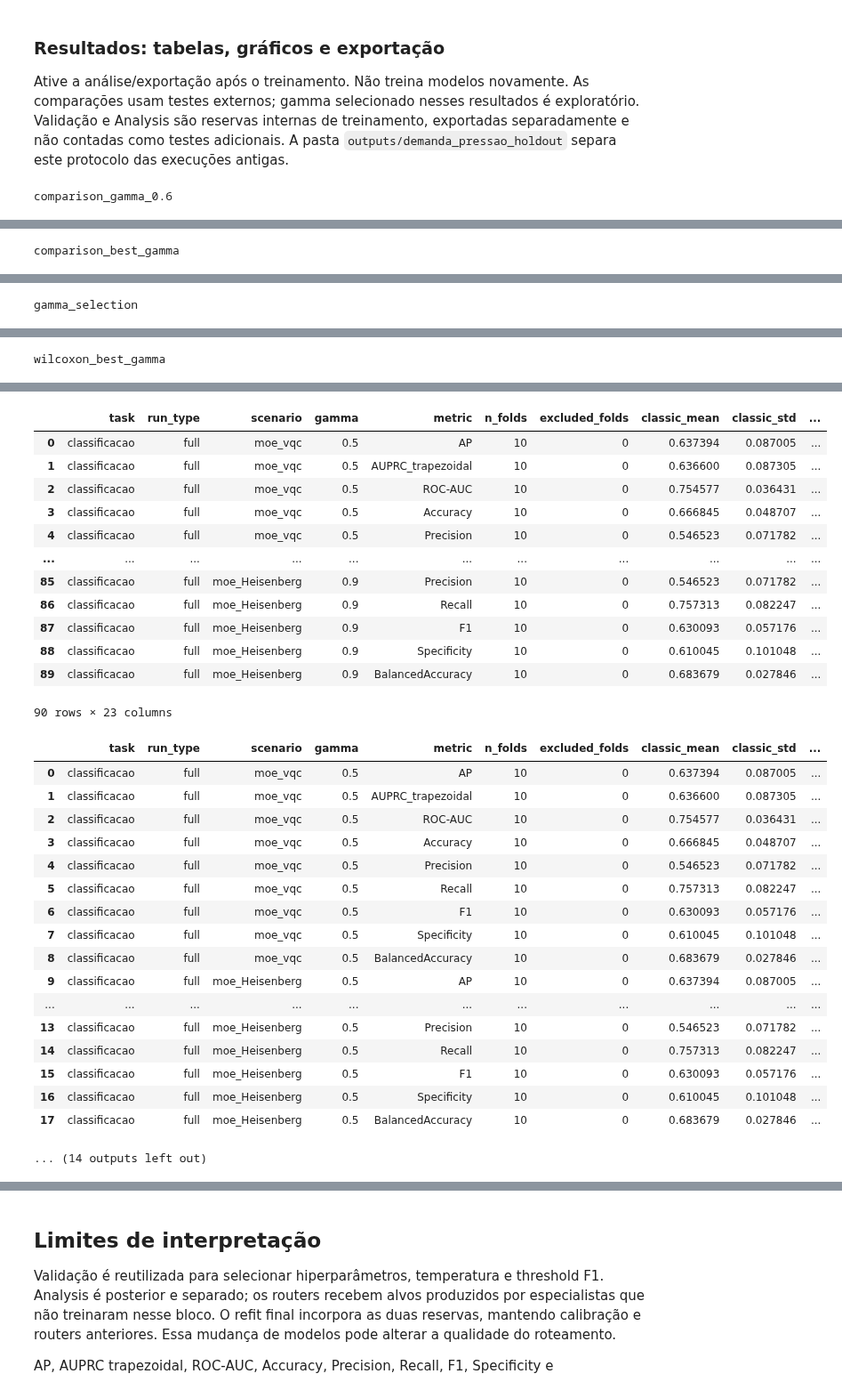
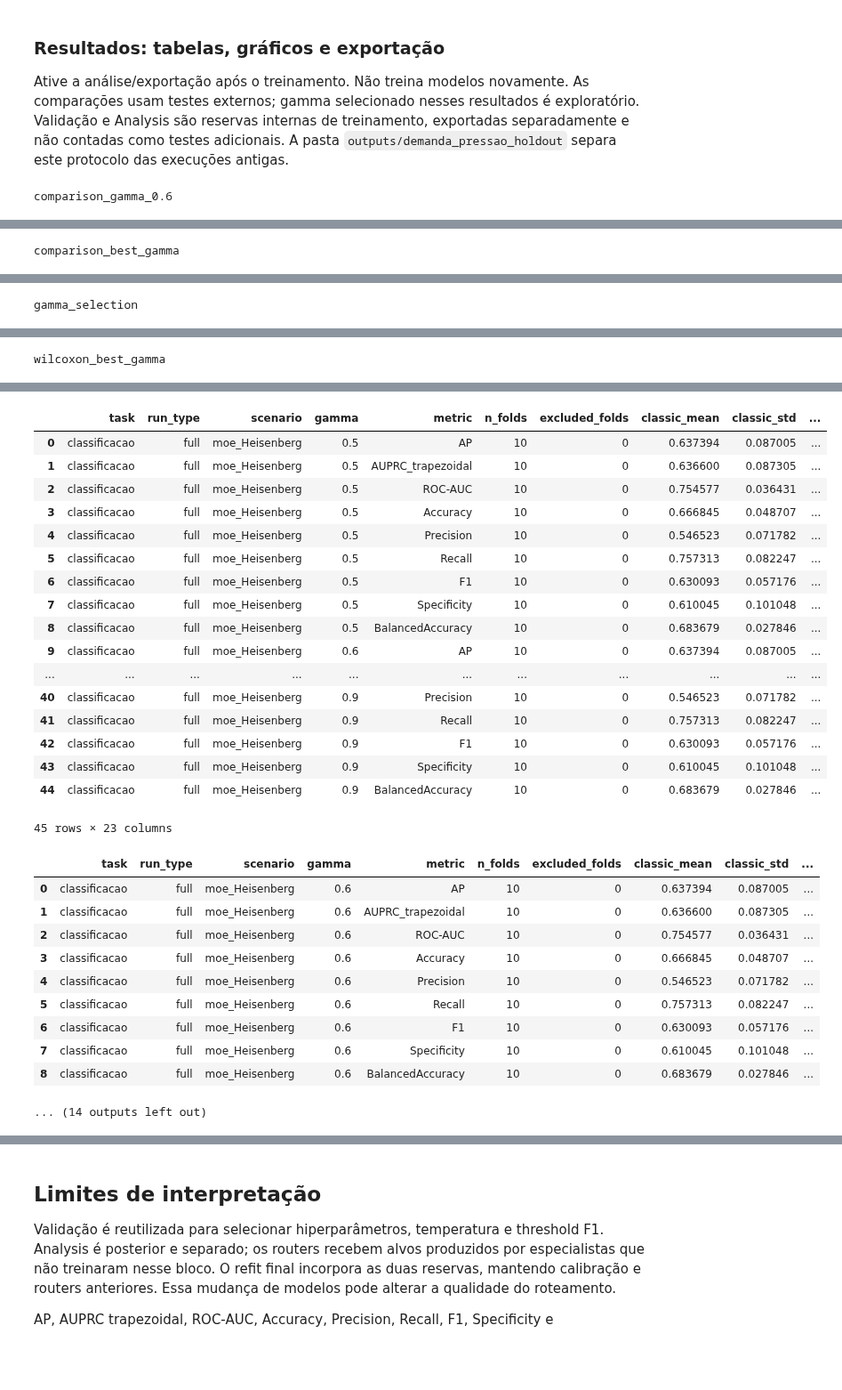
Before and after one commit to EduBalbino/pqmflib-api, a Jupyter notebook: experiments/sia/QIMED_MoE_Demanda_Pressao_pqfmlib_api.ipynb, the cells around one changed output, grey strips where cells are left out. Shown at 89% size. Saved outputs shown, nothing was run; the diff lists cells and outputs as text; code cells hidden in the pictures; blank space fills up the shorter version.

Commit message:
Run full SIA notebook without VQC

```diff
--- a/experiments/sia/QIMED_MoE_Demanda_Pressao_pqfmlib_api.ipynb
+++ b/experiments/sia/QIMED_MoE_Demanda_Pressao_pqfmlib_api.ipynb
@@ -1435,7 +1236,7 @@ Os especialistas isolados também têm comparação por média ± DP nos folds e
 from scipy.stats import t as student_t, wilcoxon
 EVALUATION_METRICS = {'classificacao': ('AP', 'AUPRC_trapezoidal', 'ROC-AUC', 'Accuracy', 'Precision', 'Recall', 'F1', 'Specificity', 'BalancedAccuracy')}
 ERROR_METRICS = {'MAE', 'RMSE', 'WAPE'}
-MOE_SCENARIOS = ('moe_vqc', 'moe_Heisenberg')
+MOE_SCENARIOS = ('moe_Heisenberg',)
 
 def data_fingerprint(data, protocol):
     """Identifica os valores efetivamente entregues ao experimento, inclusive alvos."""
@@ -1485,7 +1286,7 @@ def validate_result_metrics(metrics):
     if metrics['run_type'].iloc[0] not in ('full', 'integration'):
         raise ValueError('Esperado resultado MoE full ou integration.')
     if set(metrics['scenario']) != {'classico', *MOE_SCENARIOS}:
-        raise ValueError('Esperados clássico e os dois MoEs.')
+        raise ValueError('Esperados clássico e MoE Heisenberg.')
     if metrics.duplicated(['scenario', 'gamma', 'fold']).any():
         raise ValueError('Resultados duplicados por cenário/gamma/fold.')
     counts = metrics[['n_test', 'routed_count']].to_numpy(dtype=float)
@@ -1878,9 +1678,9 @@ def make_result_figures(metrics, statistics, best, monthly, provenance=None):
     figures['oof_mensal'] = fig
     return figures
 # %%
-STANDALONE_SCENARIOS = ('heisenberg_isolado', 'vqc_isolado', 'classico')
+STANDALONE_SCENARIOS = ('heisenberg_isolado', 'classico')
 STANDALONE_LABELS = {'heisenberg_isolado': 'Heisenberg + SHAP isolado',
-                     'vqc_isolado': 'VQC isolado', 'classico': 'XGBoost clássico'}
+                     'classico': 'XGBoost clássico'}
 STANDALONE_NOTE = ('Especialistas após refit em todo outer train; calibração da validação preservada. '
                    'Sem seleção de γ; sem ajuste de multiplicidade; possível dependência temporal.')
 
@@ -1928,7 +1728,7 @@ def validate_standalone_predictions(result):
             for metric, value in calculated.items():
                 if not np.isclose(row[metric], value, equal_nan=True):
                     raise ValueError(f'Métrica isolada {metric} incompatível com previsões.')
-    for moe, isolated in (('moe_vqc', 'vqc_isolado'), ('moe_Heisenberg', 'heisenberg_isolado')):
+    for moe, isolated in (('moe_Heisenberg', 'heisenberg_isolado'),):
         expert = predictions.loc[predictions.scenario.eq(isolated)].set_index(keys)
         classic = baseline.set_index(keys)
         for _, block in result['predictions'].loc[lambda x: x.scenario.eq(moe)].groupby('gamma'):
@@ -1955,7 +1755,7 @@ def standalone_comparison_tables(result):
                 mean=group[name].mean(), std=group[name].std(ddof=1), n=len(group)))
     candidate = metrics.loc[metrics.scenario.eq('heisenberg_isolado')].set_index('fold').sort_index()
     tests = []
-    for reference in ('classico', 'vqc_isolado'):
+    for reference in ('classico',):
         base = metrics.loc[metrics.scenario.eq(reference)].set_index('fold').sort_index()
         for name in names:
             raw = candidate[name].to_numpy() - base[name].to_numpy()
@@ -1994,8 +1794,8 @@ def standalone_figures(result, tables=None):
             scenarios=STANDALONE_SCENARIOS, show_gamma=False),
         'wilcoxon_especialistas_isolados': plot_reference_wilcoxon(
             tables['wilcoxon_especialistas_isolados'], prefix + STANDALONE_NOTE,
-            references=('classico', 'vqc_isolado'),
-            comparison_labels=('Heisenberg isolado vs. clássico', 'Heisenberg isolado vs. VQC isolado'),
+            references=('classico',),
+            comparison_labels=('Heisenberg isolado vs. clássico',),
             selection_note='Sem seleção de γ; sem ajuste de multiplicidade; possível dependência temporal.'),
     }
 # %%
@@ -2008,7 +1808,7 @@ def standalone_internal_metrics(result):
         if frame.empty or frame.duplicated(["fold", "cnes", "mes_alvo"]).any():
             raise ValueError("Previsões internas vazias ou duplicadas.")
         for fold, group in frame.groupby("fold", sort=True):
-            for expert in ("classic", "Heisenberg", "vqc"):
+            for expert in ("classic", "Heisenberg"):
                 rows.append(dict(role=role, fold=fold, expert=expert, n_samples=len(group),
                     **classification_metrics(group.real.to_numpy(),
                         group[f"score_{expert}"].to_numpy(),
@@ -2025,7 +1825,7 @@ def standalone_internal_metrics(result):
 def display_standalone_internal_metrics(result):
     """Exibe média ± DP amostral por fold, sem misturar validação e Analysis."""
     per_fold, summary = standalone_internal_metrics(result)
-    labels = {'classic': 'Clássico', 'Heisenberg': 'Heisenberg + SHAP top 50', 'vqc': 'VQC'}
+    labels = {'classic': 'Clássico', 'Heisenberg': 'Heisenberg + SHAP top 50'}
     print('Especialistas isolados — métricas internas; não são métricas do teste externo.')
     print('Validação: usada para seleção/calibração/limiar. Analysis: reserva posterior, antes do refit final.')
     print('Média ± DP entre folds; históricos podem se repetir. Métricas na escala 0–1.')
@@ -2035,7 +1835,7 @@ def display_standalone_internal_metrics(result):
         table = table.pivot(index='metric', columns='expert', values='value')
         print('Validação interna' if role == 'validation' else 'Analysis — especialistas sem MoE')
         display(table.reindex(index=EVALUATION_METRICS['classificacao'],
-                              columns=['classic', 'Heisenberg', 'vqc']).rename(columns=labels))
+                              columns=['classic', 'Heisenberg']).rename(columns=labels))
     print('Métricas por fold:')
     display(per_fold)
     return per_fold, summary
@@ -2158,9 +1958,9 @@ def export_moe_results(result, data, folds, protocol, *,
             f"QIMED demanda/pressão — {task} — {run_type}\n\n"
             "comparison_*.csv, gamma_selection.csv, wilcoxon_best_gamma.csv: tabelas da referência de crédito.\n"
             "comparison_analysis.json: regras estatísticas e proveniência. Barras = média ± DP amostral.\n"
-            "Wilcoxon principal: Heisenberg vs. clássico e VQC, diferenças arredondadas a 12 casas.\n"
+            "Wilcoxon principal: Heisenberg vs. clássico, diferenças arredondadas a 12 casas.\n"
             "comparacoes_todos_gammas.csv: suplemento anterior com IC95%, não usado no painel principal.\n"
-            "metricas_por_fold.csv: clássico e dois MoEs por fold/gamma.\n"
+            "metricas_por_fold.csv: clássico e MoE Heisenberg por fold/gamma.\n"
             "previsoes_oof.parquet: previsões dos TESTES EXTERNOS por cenário/gamma.\n"
             "metricas_experts_internas_*.csv: especialistas isolados na validação e Analysis; média/DP por fold.\n"
             "diagnosticos.json: hybrid_selection contém ranking SHAP e origens das features.\n"
@@ -2479,7 +2257,7 @@ EXPORT_CLASSIFICATION = False
 
 if ANALYZE_CLASSIFICATION or EXPORT_CLASSIFICATION:
     if "classificacao_moe_results" not in globals():
-        raise RuntimeError("Execute primeiro os três cenários de classificacao.")
+        raise RuntimeError("Execute primeiro os cenários de classificacao.")
     classificacao_stats = moe_vs_classic_statistics(classificacao_moe_results["metrics"])
     classificacao_best = select_best_gamma_tables(classificacao_stats)
     classificacao_oof, classificacao_monthly = summarize_selected_oof(
@@ -2580,33 +2345,31 @@ wilcoxon_best_gamma
 |  | task | run_type | scenario | gamma | metric | n_folds | excluded_folds | classic_mean | classic_std | ... |
-| 0 | classificacao | full | moe_vqc | 0.5 | AP | 10 | 0 | 0.637394 | 0.087005 | ... |
-| 1 | classificacao | full | moe_vqc | 0.5 | AUPRC_trapezoidal | 10 | 0 | 0.636600 | 0.087305 | ... |
-| 2 | classificacao | full | moe_vqc | 0.5 | ROC-AUC | 10 | 0 | 0.754577 | 0.036431 | ... |
-| 3 | classificacao | full | moe_vqc | 0.5 | Accuracy | 10 | 0 | 0.666845 | 0.048707 | ... |
-| 4 | classificacao | full | moe_vqc | 0.5 | Precision | 10 | 0 | 0.546523 | 0.071782 | ... |
+| 0 | classificacao | full | moe_Heisenberg | 0.5 | AP | 10 | 0 | 0.637394 | 0.087005 | ... |
+| 1 | classificacao | full | moe_Heisenberg | 0.5 | AUPRC_trapezoidal | 10 | 0 | 0.636600 | 0.087305 | ... |
+| 2 | classificacao | full | moe_Heisenberg | 0.5 | ROC-AUC | 10 | 0 | 0.754577 | 0.036431 | ... |
+| 3 | classificacao | full | moe_Heisenberg | 0.5 | Accuracy | 10 | 0 | 0.666845 | 0.048707 | ... |
+| 4 | classificacao | full | moe_Heisenberg | 0.5 | Precision | 10 | 0 | 0.546523 | 0.071782 | ... |
+| 5 | classificacao | full | moe_Heisenberg | 0.5 | Recall | 10 | 0 | 0.757313 | 0.082247 | ... |
+| 6 | classificacao | full | moe_Heisenberg | 0.5 | F1 | 10 | 0 | 0.630093 | 0.057176 | ... |
+| 7 | classificacao | full | moe_Heisenberg | 0.5 | Specificity | 10 | 0 | 0.610045 | 0.101048 | ... |
+| 8 | classificacao | full | moe_Heisenberg | 0.5 | BalancedAccuracy | 10 | 0 | 0.683679 | 0.027846 | ... |
+| 9 | classificacao | full | moe_Heisenberg | 0.6 | AP | 10 | 0 | 0.637394 | 0.087005 | ... |
 | ... | ... | ... | ... | ... | ... | ... | ... | ... | ... | ... |
-| 85 | classificacao | full | moe_Heisenberg | 0.9 | Precision | 10 | 0 | 0.546523 | 0.071782 | ... |
-| 86 | classificacao | full | moe_Heisenberg | 0.9 | Recall | 10 | 0 | 0.757313 | 0.082247 | ... |
-| 87 | classificacao | full | moe_Heisenberg | 0.9 | F1 | 10 | 0 | 0.630093 | 0.057176 | ... |
-| 88 | classificacao | full | moe_Heisenberg | 0.9 | Specificity | 10 | 0 | 0.610045 | 0.101048 | ... |
-| 89 | classificacao | full | moe_Heisenberg | 0.9 | BalancedAccuracy | 10 | 0 | 0.683679 | 0.027846 | ... |
+| 40 | classificacao | full | moe_Heisenberg | 0.9 | Precision | 10 | 0 | 0.546523 | 0.071782 | ... |
+| 41 | classificacao | full | moe_Heisenberg | 0.9 | Recall | 10 | 0 | 0.757313 | 0.082247 | ... |
+| 42 | classificacao | full | moe_Heisenberg | 0.9 | F1 | 10 | 0 | 0.630093 | 0.057176 | ... |
+| 43 | classificacao | full | moe_Heisenberg | 0.9 | Specificity | 10 | 0 | 0.610045 | 0.101048 | ... |
+| 44 | classificacao | full | moe_Heisenberg | 0.9 | BalancedAccuracy | 10 | 0 | 0.683679 | 0.027846 | ... |
-90 rows × 23 columns
+45 rows × 23 columns
 |  | task | run_type | scenario | gamma | metric | n_folds | excluded_folds | classic_mean | classic_std | ... |
-| 0 | classificacao | full | moe_vqc | 0.5 | AP | 10 | 0 | 0.637394 | 0.087005 | ... |
-| 1 | classificacao | full | moe_vqc | 0.5 | AUPRC_trapezoidal | 10 | 0 | 0.636600 | 0.087305 | ... |
-| 2 | classificacao | full | moe_vqc | 0.5 | ROC-AUC | 10 | 0 | 0.754577 | 0.036431 | ... |
-| 3 | classificacao | full | moe_vqc | 0.5 | Accuracy | 10 | 0 | 0.666845 | 0.048707 | ... |
-| 4 | classificacao | full | moe_vqc | 0.5 | Precision | 10 | 0 | 0.546523 | 0.071782 | ... |
-| 5 | classificacao | full | moe_vqc | 0.5 | Recall | 10 | 0 | 0.757313 | 0.082247 | ... |
-| 6 | classificacao | full | moe_vqc | 0.5 | F1 | 10 | 0 | 0.630093 | 0.057176 | ... |
-| 7 | classificacao | full | moe_vqc | 0.5 | Specificity | 10 | 0 | 0.610045 | 0.101048 | ... |
-| 8 | classificacao | full | moe_vqc | 0.5 | BalancedAccuracy | 10 | 0 | 0.683679 | 0.027846 | ... |
-| 9 | classificacao | full | moe_Heisenberg | 0.5 | AP | 10 | 0 | 0.637394 | 0.087005 | ... |
-| ... | ... | ... | ... | ... | ... | ... | ... | ... | ... | ... |
-| 13 | classificacao | full | moe_Heisenberg | 0.5 | Precision | 10 | 0 | 0.546523 | 0.071782 | ... |
-| 14 | classificacao | full | moe_Heisenberg | 0.5 | Recall | 10 | 0 | 0.757313 | 0.082247 | ... |
-| 15 | classificacao | full | moe_Heisenberg | 0.5 | F1 | 10 | 0 | 0.630093 | 0.057176 | ... |
-| 16 | classificacao | full | moe_Heisenberg | 0.5 | Specificity | 10 | 0 | 0.610045 | 0.101048 | ... |
-| 17 | classificacao | full | moe_Heisenberg | 0.5 | BalancedAccuracy | 10 | 0 | 0.683679 | 0.027846 | ... |
+| 0 | classificacao | full | moe_Heisenberg | 0.6 | AP | 10 | 0 | 0.637394 | 0.087005 | ... |
+| 1 | classificacao | full | moe_Heisenberg | 0.6 | AUPRC_trapezoidal | 10 | 0 | 0.636600 | 0.087305 | ... |
+| 2 | classificacao | full | moe_Heisenberg | 0.6 | ROC-AUC | 10 | 0 | 0.754577 | 0.036431 | ... |
+| 3 | classificacao | full | moe_Heisenberg | 0.6 | Accuracy | 10 | 0 | 0.666845 | 0.048707 | ... |
+| 4 | classificacao | full | moe_Heisenberg | 0.6 | Precision | 10 | 0 | 0.546523 | 0.071782 | ... |
+| 5 | classificacao | full | moe_Heisenberg | 0.6 | Recall | 10 | 0 | 0.757313 | 0.082247 | ... |
+| 6 | classificacao | full | moe_Heisenberg | 0.6 | F1 | 10 | 0 | 0.630093 | 0.057176 | ... |
+| 7 | classificacao | full | moe_Heisenberg | 0.6 | Specificity | 10 | 0 | 0.610045 | 0.101048 | ... |
+| 8 | classificacao | full | moe_Heisenberg | 0.6 | BalancedAccuracy | 10 | 0 | 0.683679 | 0.027846 | ... |
 ... (14 outputs left out)
 # %%
 classificacao_output = export_moe_results(
```
Also changed, not shown: parts of 26 cells of this notebook.
